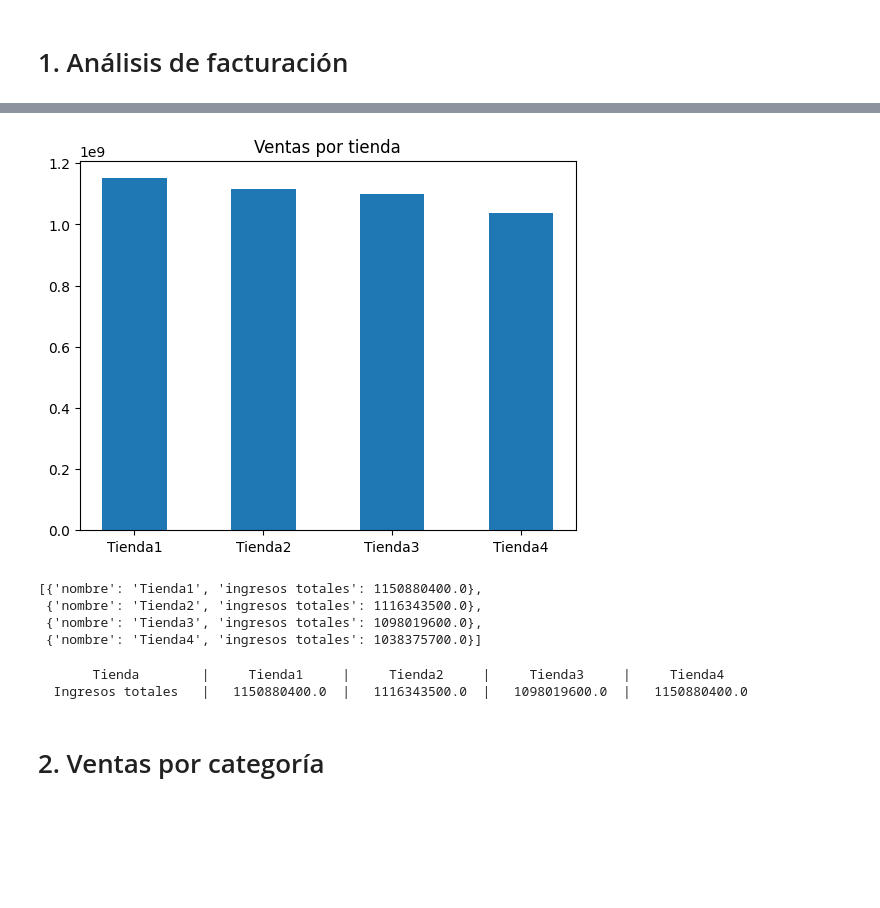
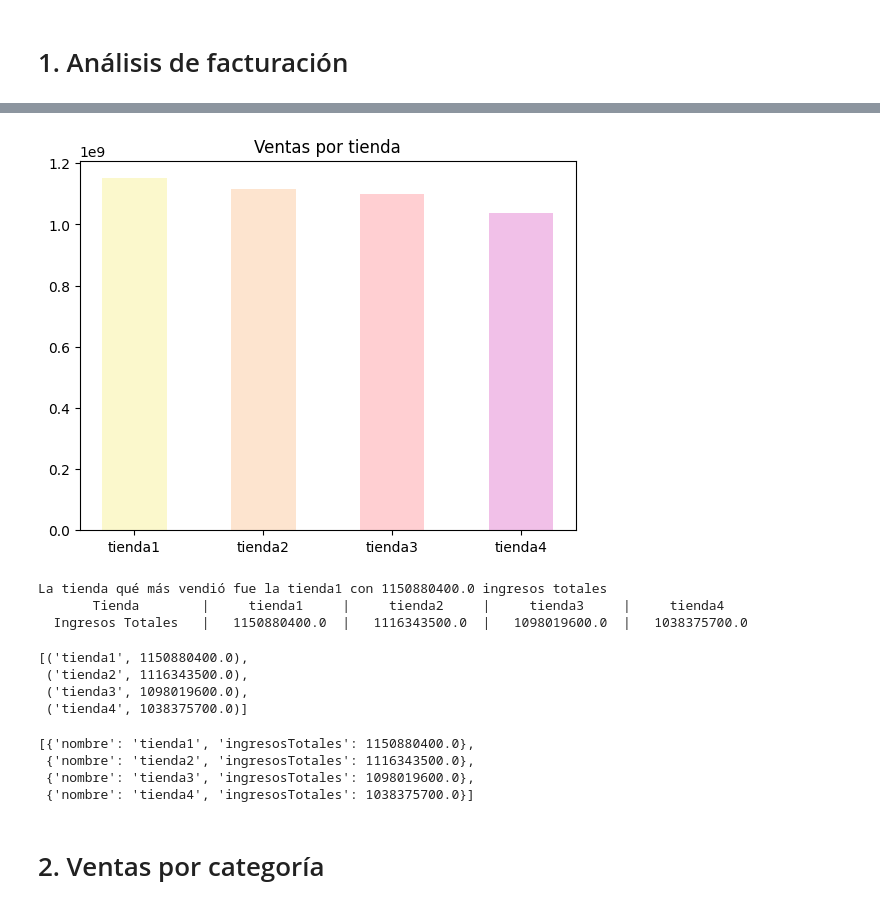
Before and after one commit to aylenfv/DS---Sr.-Juan, a Jupyter notebook: AluraStoreLatam.ipynb, the cells around one changed output, grey strips where cells are left out. Cells and saved outputs as stored; diff of their text form; code cells hidden in the pictures; blank space fills up the shorter version.

```diff
--- a/AluraStoreLatam.ipynb
+++ b/AluraStoreLatam.ipynb
@@ -27,0 +53,4 @@ tienda1.head()
+# %%
+# Agregamos cada diccionario por tienda a datos, así cada elemento de la lista, será un diccionario correspondiente a una tienda, el cual será iniciado con la llave 'nombre' con el valor 'Tienda'+número de tienda
+for i in range(len(tiendas)):
+  datos.append({'nombre':'tienda'+str(i+1)})
@@ -65,34 +66,0 @@ import matplotlib.pyplot as plt
-# %%
-# creamos esta lista con el nombre de las tiendas para poder mostrarlos en el eje x del gráfico de barras
-tiendas = ['Tienda1', 'Tienda2', 'Tienda3', 'Tienda4']
-# %%
-# mostramos la venta por tienda en un gráfico de barras
-plt.title("Ventas por tienda")
-plt.bar(x = tiendas, height = ingresos_totales, width=0.5)
-plt.show()
-# %% [output]
-[figure, removed]
-# %%
-# Creamos una lista de diccionarios donde almacenaremos los datos que vamos estudiando de las tiendas.
-# Cada elemento de la lista, será un diccionario correspondiente a una tienda, que será iniciado con el nombre de la tienda
-datos = [{'nombre': 'Tienda1'}, {'nombre': 'Tienda2'}, {'nombre': 'Tienda3'}, {'nombre': 'Tienda4'}]
-
-for i in range(4):
-    # agregamos los datos de la de lista de ingresos_totales obtenida previamente
-    datos[i]['ingresos totales']=ingresos_totales[i]
-
-# visualizamos cómo queda
-datos
-# %% [output]
-[{'nombre': 'Tienda1', 'ingresos totales': 1150880400.0},
- {'nombre': 'Tienda2', 'ingresos totales': 1116343500.0},
- {'nombre': 'Tienda3', 'ingresos totales': 1098019600.0},
- {'nombre': 'Tienda4', 'ingresos totales': 1038375700.0}]
-# %%
-# imprimimos el encabezado de la tabla
-print(f"{'Tienda'.center(20)} | {'Tienda1'.center(15)} | {'Tienda2'.center(15)} | {'Tienda3'.center(15)} | {'Tienda4'.center(15)}")
-# imprimimos los valores de los ingresos totales, respectivamente a la tienda
-print(f"{'Ingresos totales'.center(20)} | {str(datos[0]['ingresos totales']).center(15)} | {str(datos[1]['ingresos totales']).center(15)} | {str(datos[2]['ingresos totales']).center(15)} | {str(datos[0]['ingresos totales']).center(15)}")
-# %% [output]
-       Tienda        |     Tienda1     |     Tienda2     |     Tienda3     |     Tienda4
-  Ingresos totales   |   1150880400.0  |   1116343500.0  |   1098019600.0  |   1150880400.0
@@ -99,3 +128,23 @@ print(f"{'Ingresos totales'.center(20)} | {str(datos[0]['ingresos totales']).cen
+# %%
+# aplicamos la función y verificamos la salida
+ingresosTotalesPorTienda(tiendas)
+# %% [output]
+[figure, added]
+La tienda qué más vendió fue la tienda1 con 1150880400.0 ingresos totales
+       Tienda        |     tienda1     |     tienda2     |     tienda3     |     tienda4
+  Ingresos Totales   |   1150880400.0  |   1116343500.0  |   1098019600.0  |   1038375700.0
+[('tienda1', 1150880400.0),
+ ('tienda2', 1116343500.0),
+ ('tienda3', 1098019600.0),
+ ('tienda4', 1038375700.0)]
+# %%
+# verificamos como quedó nuestra lista 'datos'
+datos
+# %% [output]
+[{'nombre': 'tienda1', 'ingresosTotales': 1150880400.0},
+ {'nombre': 'tienda2', 'ingresosTotales': 1116343500.0},
+ {'nombre': 'tienda3', 'ingresosTotales': 1098019600.0},
+ {'nombre': 'tienda4', 'ingresosTotales': 1038375700.0}]
 # %% [markdown]
 # 2. Ventas por categoría
 # %% [markdown]
```
Also changed, not shown: parts of 24 cells of this notebook.
